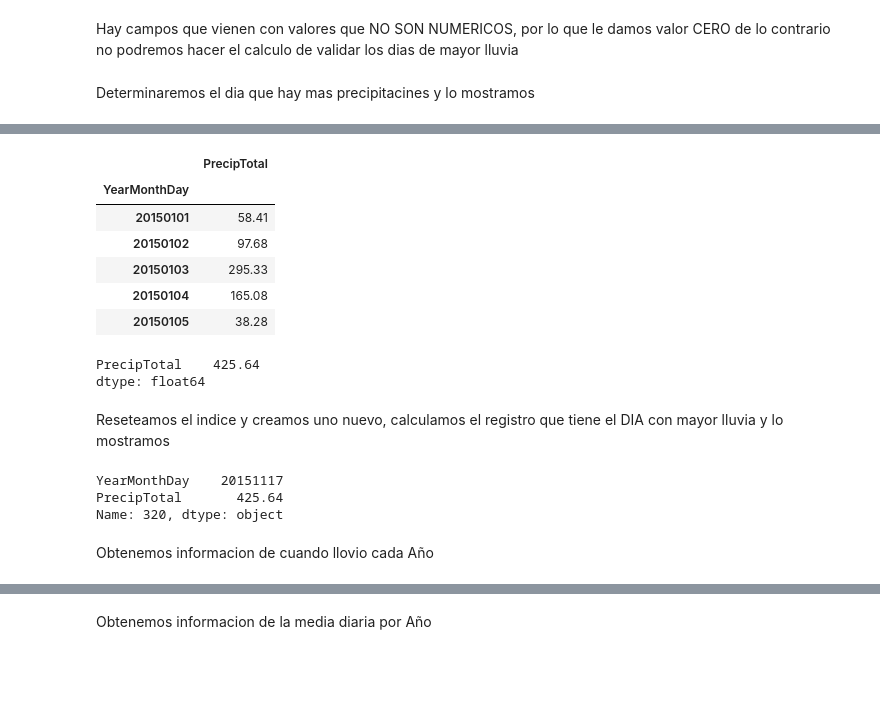
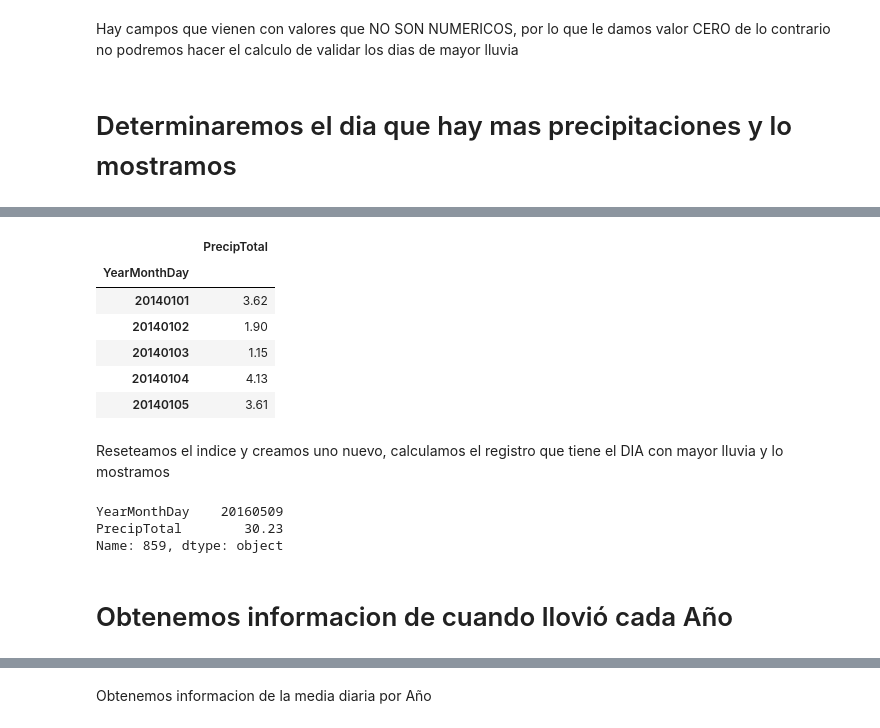
Before and after one commit to giovamata/campusciff-2016, a Jupyter notebook: Finales/Python/Evaluacion Continua 2/Parte 3.ipynb, the cells around one changed output, grey strips where cells are left out. Drawn from its saved outputs; the diff is of its cells as text; code cells hidden in the pictures; blank space fills up the shorter version.

```diff
--- a/Finales/Python/Evaluacion Continua 2/Parte 3.ipynb
+++ b/Finales/Python/Evaluacion Continua 2/Parte 3.ipynb
@@ -8,13 +14,22 @@ Se leearan todos los archivos del 2015 y se concatenaran
 # %%
-dateini = 201501
+dateInicio = 201400
+Meses = 33
+dateini = dateInicio
 fileop = ''
-for cont in range(12):
+yearCO = 0
+CreaDF = 1
+for cont in range(Meses):
+    dateini = dateini + 1
+    yearCO = yearCO + 1
     fileop = './NOOA/'+ str(dateini) + 'daily.txt'
     print "Operando archivo -- > " + fileop
-    Tprecip = pd.read_csv(fileop, sep=',', header=0, converters={'YearMonthDay':str})
-    if cont > 0:
+    %time Tprecip = pd.read_csv(fileop, sep=',', header=0, converters={'YearMonthDay':str})
+    if CreaDF == 1:
+        precip = Tprecip
+        CreaDF = 0
+    else:
         precip = pd.concat([precip, Tprecip], ignore_index=True)
-    else:
-        precip = Tprecip
-    dateini = dateini + 1
+    if yearCO == 12:
+        yearCO = 0
+        dateini = dateini + 88
 # %% [output]
@@ -35,9 +52,0 @@ Se leearan todos los archivos del 2016 y se concatenaran
-# %%
-dateini = 201601
-fileop = ''
-for cont in range(9):
-    fileop = './NOOA/'+ str(dateini) + 'daily.txt'
-    print "Operando archivo -- > " + fileop
-    Tprecip = pd.read_csv(fileop, sep=',', header=0, converters={'YearMonthDay':str})
-    precip = pd.concat([precip, Tprecip], ignore_index=True)
-    dateini = dateini + 1
@@ -101,8 +100,8 @@ de lo contrario no podremos hacer el calculo de validar los dias de mayor lluvia
 precip.PrecipTotal.replace(['M','  T','err'], ['0.00','0.00','0.00'], inplace=True)
 precip['PrecipTotal'] = precip['PrecipTotal'].astype('float')
 # %% [markdown]
-Determinaremos el dia que hay mas precipitacines y lo mostramos
+# Determinaremos el dia que hay mas precipitaciones y lo mostramos
 # %%
-Masprecip = precip.groupby('YearMonthDay').agg({'PrecipTotal': lambda x: x.sum()})
+%time Masprecip = precip.groupby('YearMonthDay').agg({'PrecipTotal': lambda x: x.max()})
 Masprecip.head()
 # %% [output]
@@ -109,16 +109,10 @@ Masprecip.head()
 |  | PrecipTotal |
 | YearMonthDay |  |
-| 20150101 | 58.41 |
-| 20150102 | 97.68 |
-| 20150103 | 295.33 |
-| 20150104 | 165.08 |
-| 20150105 | 38.28 |
+| 20140101 | 3.62 |
+| 20140102 | 1.90 |
+| 20140103 | 1.15 |
+| 20140104 | 4.13 |
+| 20140105 | 3.61 |
-# %%
-s=Masprecip.max()
-s
-# %% [output]
-PrecipTotal    425.64
-dtype: float64
 # %% [markdown]
 Reseteamos el indice y creamos uno nuevo, calculamos el registro que tiene el DIA con mayor lluvia y lo mostramos
 # %%
@@ -126,9 +120,9 @@ Masprecip = Masprecip.reset_index(drop=False)
 ind = Masprecip['PrecipTotal'].idxmax()
 print Masprecip.ix[ind]
 # %% [output]
-YearMonthDay    20151117
-PrecipTotal       425.64
-Name: 320, dtype: object
+YearMonthDay    20160509
+PrecipTotal        30.23
+Name: 859, dtype: object
 # %% [markdown]
-Obtenemos informacion de cuando llovio cada Año
+# Obtenemos informacion de cuando llovió cada Año
 # %%
```
Also changed, not shown: parts of 31 cells of this notebook.
